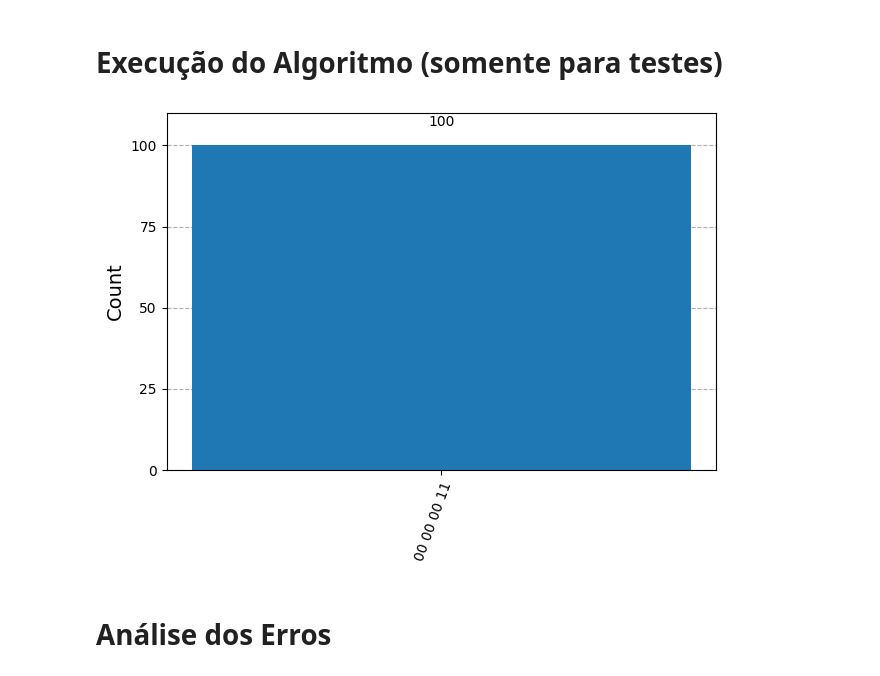
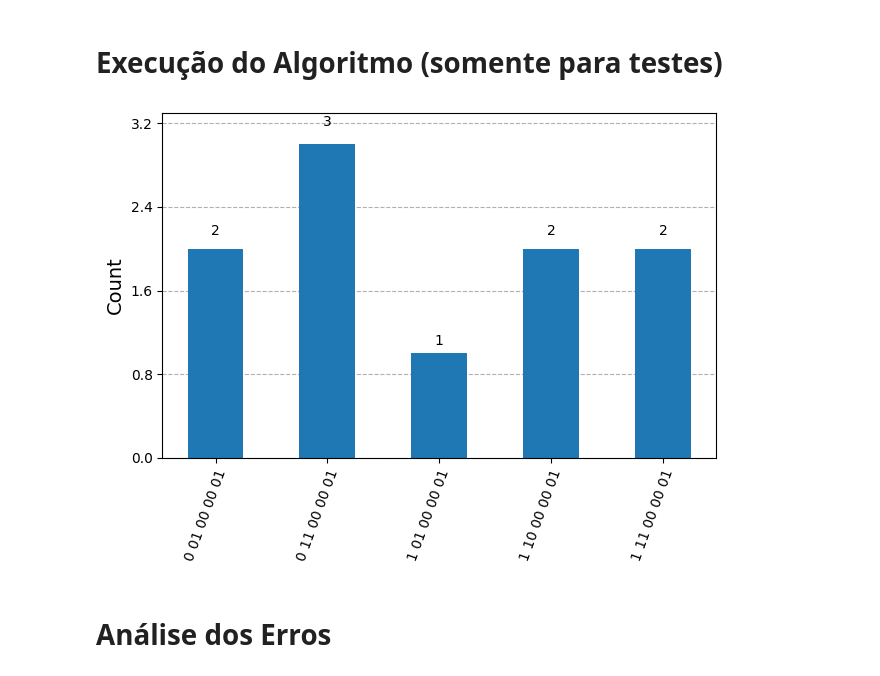
Before and after one commit to irajamuller/shor_code, a Jupyter notebook: shor_code.ipynb, the cells around one changed output. Cells and saved outputs as stored; diff of their text form; code cells hidden in the pictures.

```diff
--- a/shor_code.ipynb
+++ b/shor_code.ipynb
@@ -160,7 +183,8 @@ def create_circuit(psi, errors):
 # Criação do Circuito Quântico (somente para testes)
 # %%
 # Inicializa circuito com estado psi para enviar
-qc = create_circuit('0', [])
+#qc = create_circuit('0', [(0, 'Z'), (0, 'X'), (3, 'X'), (6, 'X')])
+qc = create_circuit('0', [(0, 'Z')])
 # %%
 qc.draw('mpl', fold=-1)
 # %% [output]
@@ -180,15 +204,15 @@ $$ |00000011000000001\rangle$$
 # %% [markdown]
 # Execução do Algoritmo (somente para testes)
 # %%
-qc_t = transpile(qc)
-backend = AerSimulator()
+backend = AerSimulator(method='statevector')
+#AerSimulator(method="automatic")
 
-result = backend.run(qc_t.decompose(reps=4), shots=100).result()
+result = backend.run(qc, shots=10).result()
 counts = result.get_counts()
 
 plot_histogram(counts)
 # %% [output]
-[figure, old version]
+[figure, new version]
 # %% [markdown]
 # Análise dos Erros
 # %%
```
Also changed, not shown: parts of 6 cells of this notebook.
